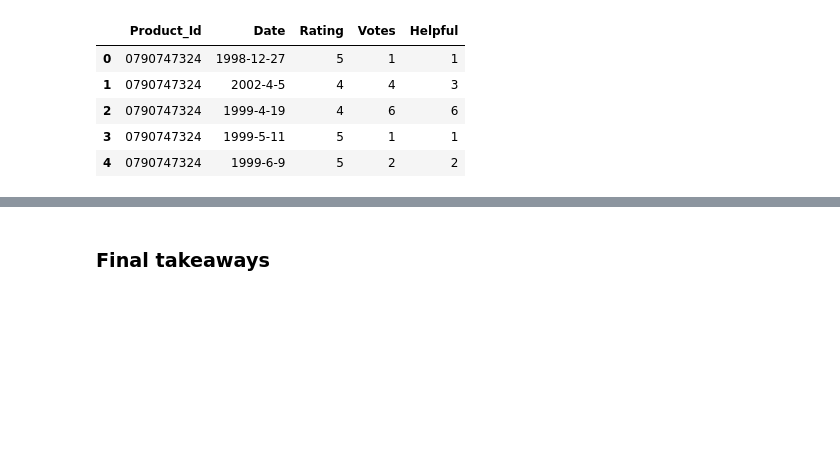
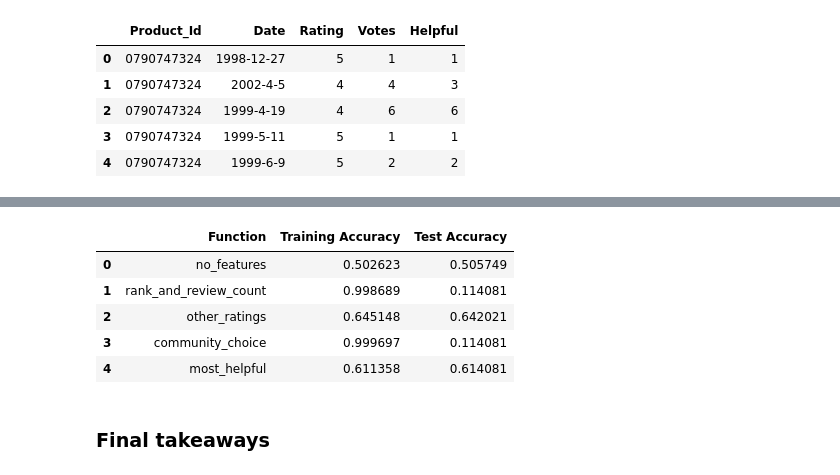
Before and after one commit to Vy4thewin/Data620_TeamVAC, a Jupyter notebook: Data620_FinalProject.ipynb, the cells around one changed output, grey strips where cells are left out. Saved outputs shown, nothing was run; the diff lists cells and outputs as text; code cells hidden in the pictures; blank space fills up the shorter version.

```diff
--- a/Data620_FinalProject.ipynb
+++ b/Data620_FinalProject.ipynb
@@ -370,3 +373,13 @@ run_classfiyer(train_names,test_names)
+# %%
+#Decision Tree classifier results
+run_classfiyer(train_names,test_names,1)
+# %% [output]
+|  | Function | Training Accuracy | Test Accuracy |
+| 0 | no_features | 0.502623 | 0.505749 |
+| 1 | rank_and_review_count | 0.998689 | 0.114081 |
+| 2 | other_ratings | 0.645148 | 0.642021 |
+| 3 | community_choice | 0.999697 | 0.114081 |
+| 4 | most_helpful | 0.611358 | 0.614081 |
 # %% [markdown]
 ### Final takeaways
 # %% [markdown]
```
Also changed, not shown: parts of 9 cells of this notebook.
